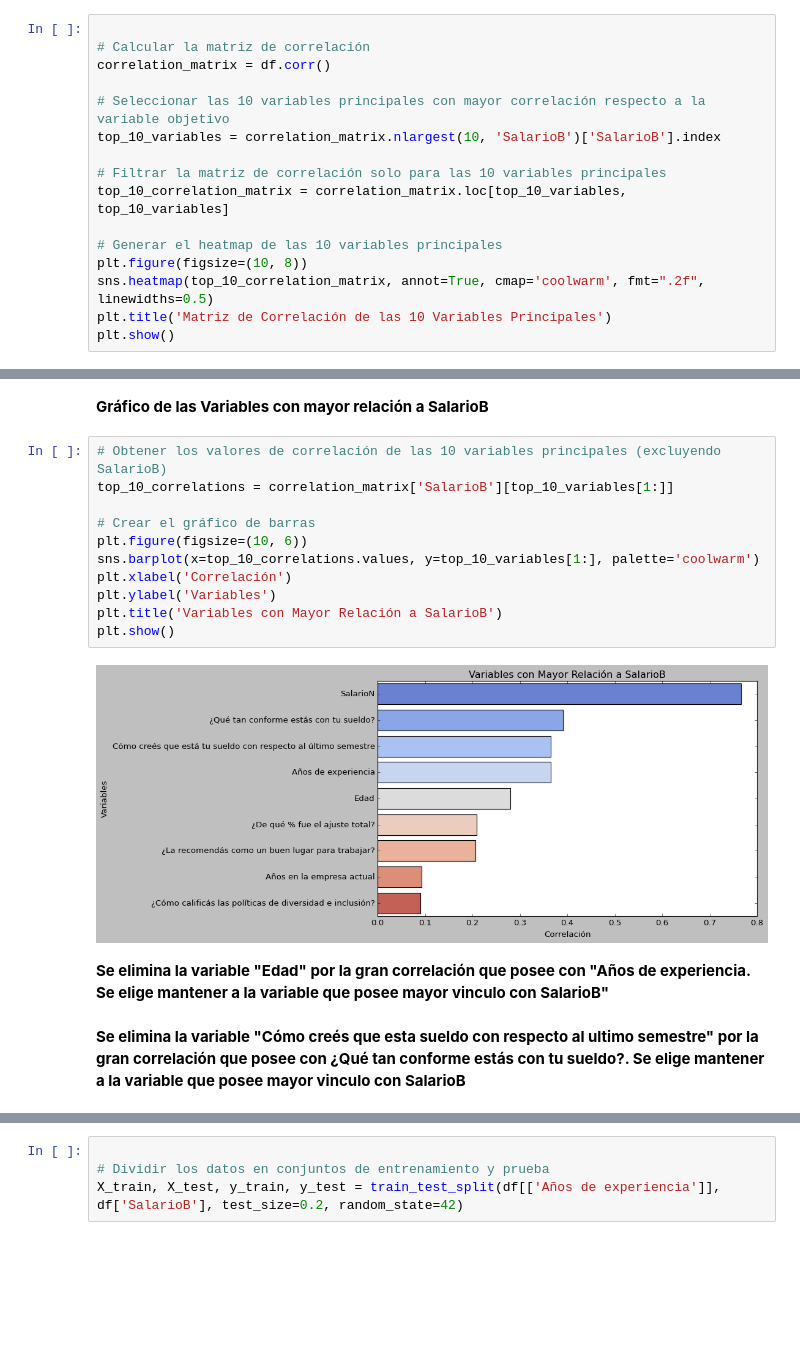
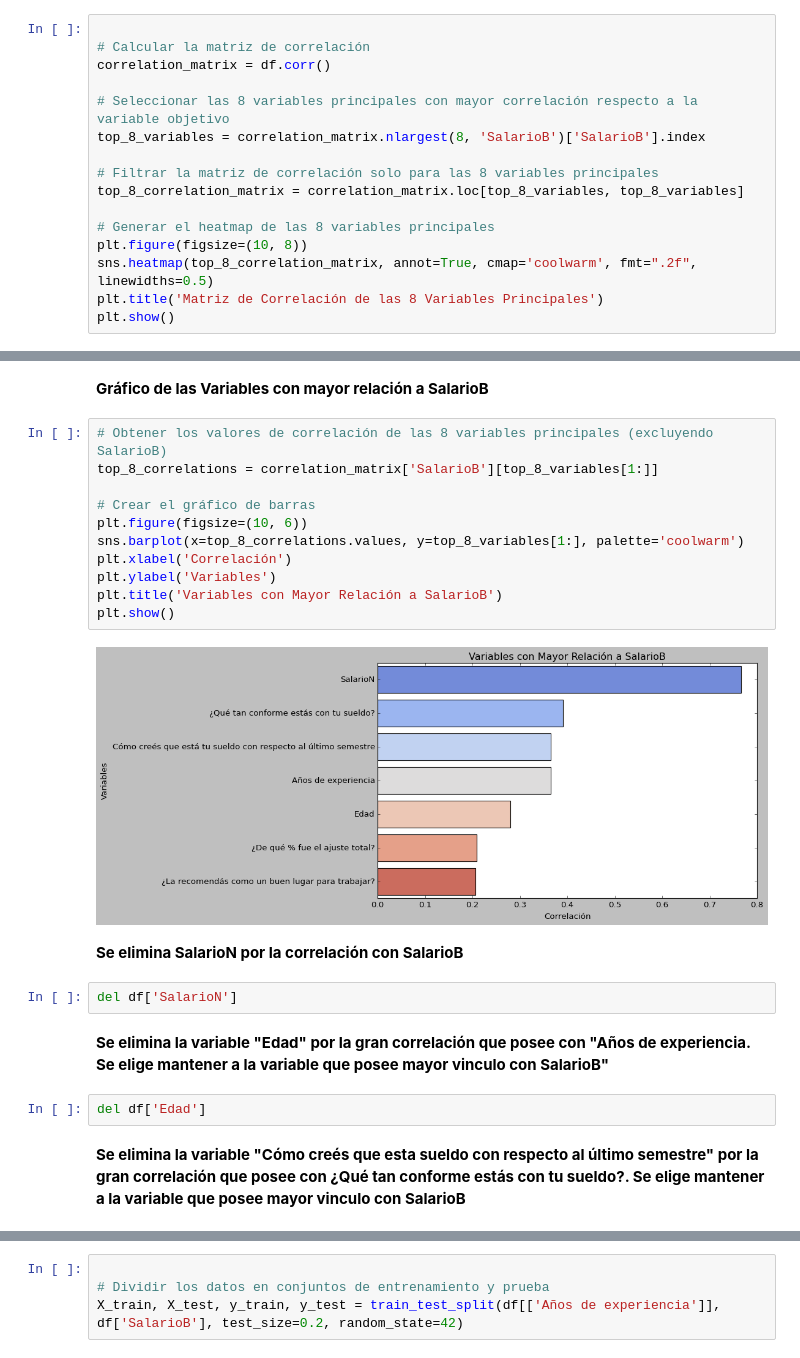
Before and after one commit to RODRIGORUBIO1991/PythonCode, a Jupyter notebook: IT SALARIOS/IT_Salarios.ipynb, the cells around one changed output, grey strips where cells are left out. Drawn from its saved outputs; the diff is of its cells as text; blank space fills up the shorter version.

```diff
--- a/IT SALARIOS/IT_Salarios.ipynb
+++ b/IT SALARIOS/IT_Salarios.ipynb
@@ -512,15 +512,15 @@ df = df[df['Años en el puesto actual'] != 85000]
 # Calcular la matriz de correlación
 correlation_matrix = df.corr()
 
-# Seleccionar las 10 variables principales con mayor correlación respecto a la variable objetivo
-top_10_variables = correlation_matrix.nlargest(10, 'SalarioB')['SalarioB'].index
+# Seleccionar las 8 variables principales con mayor correlación respecto a la variable objetivo
+top_8_variables = correlation_matrix.nlargest(8, 'SalarioB')['SalarioB'].index
 
-# Filtrar la matriz de correlación solo para las 10 variables principales
-top_10_correlation_matrix = correlation_matrix.loc[top_10_variables, top_10_variables]
+# Filtrar la matriz de correlación solo para las 8 variables principales
+top_8_correlation_matrix = correlation_matrix.loc[top_8_variables, top_8_variables]
 
-# Generar el heatmap de las 10 variables principales
+# Generar el heatmap de las 8 variables principales
 plt.figure(figsize=(10, 8))
-sns.heatmap(top_10_correlation_matrix, annot=True, cmap='coolwarm', fmt=".2f", linewidths=0.5)
-plt.title('Matriz de Correlación de las 10 Variables Principales')
+sns.heatmap(top_8_correlation_matrix, annot=True, cmap='coolwarm', fmt=".2f", linewidths=0.5)
+plt.title('Matriz de Correlación de las 8 Variables Principales')
 plt.show()
 # %% [output]
@@ -528,19 +528,25 @@ plt.show()
 # %% [markdown]
 **Gráfico de las Variables con mayor relación a SalarioB**
 # %%
-# Obtener los valores de correlación de las 10 variables principales (excluyendo SalarioB)
-top_10_correlations = correlation_matrix['SalarioB'][top_10_variables[1:]]
+# Obtener los valores de correlación de las 8 variables principales (excluyendo SalarioB)
+top_8_correlations = correlation_matrix['SalarioB'][top_8_variables[1:]]
 
 # Crear el gráfico de barras
 plt.figure(figsize=(10, 6))
-sns.barplot(x=top_10_correlations.values, y=top_10_variables[1:], palette='coolwarm')
+sns.barplot(x=top_8_correlations.values, y=top_8_variables[1:], palette='coolwarm')
 plt.xlabel('Correlación')
 plt.ylabel('Variables')
 plt.title('Variables con Mayor Relación a SalarioB')
 plt.show()
 # %% [output]
-[figure, old version]
+[figure, new version]
+# %% [markdown]
+**Se elimina SalarioN por la correlación con SalarioB**
+# %%
+del df['SalarioN']
 # %% [markdown]
 **Se elimina la variable "Edad" por la gran correlación que posee con "Años de experiencia. Se elige mantener a la variable que posee mayor vinculo con SalarioB"**
+# %%
+del df['Edad']
 # %% [markdown]
-**Se elimina la variable "Cómo creés que esta sueldo con respecto al ultimo semestre" por la gran correlación que posee con ¿Qué tan conforme estás con tu sueldo?. Se elige mantener a la variable que posee mayor vinculo con SalarioB**
+**Se elimina la variable "Cómo creés que esta sueldo con respecto al último semestre" por la gran correlación que posee con ¿Qué tan conforme estás con tu sueldo?. Se elige mantener a la variable que posee mayor vinculo con SalarioB**
```
Also changed, not shown: parts of 5 cells of this notebook.
